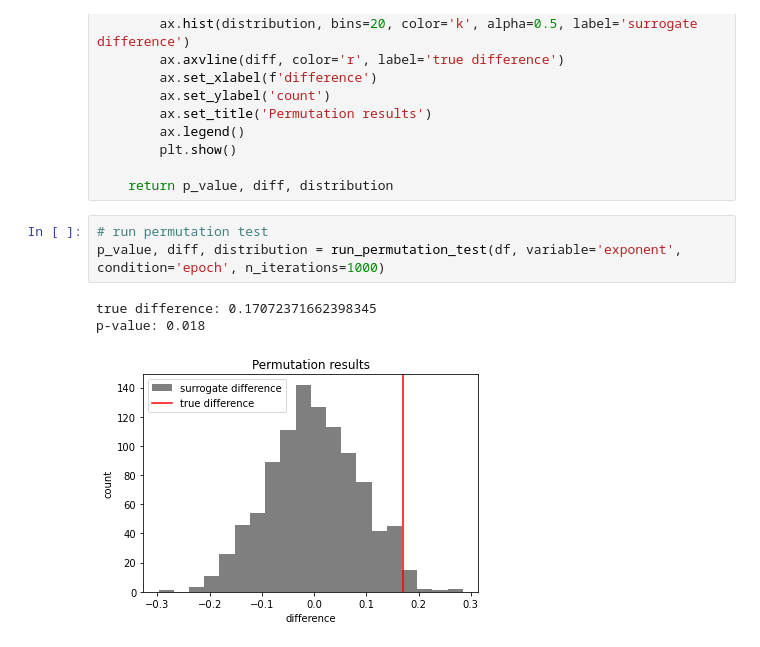
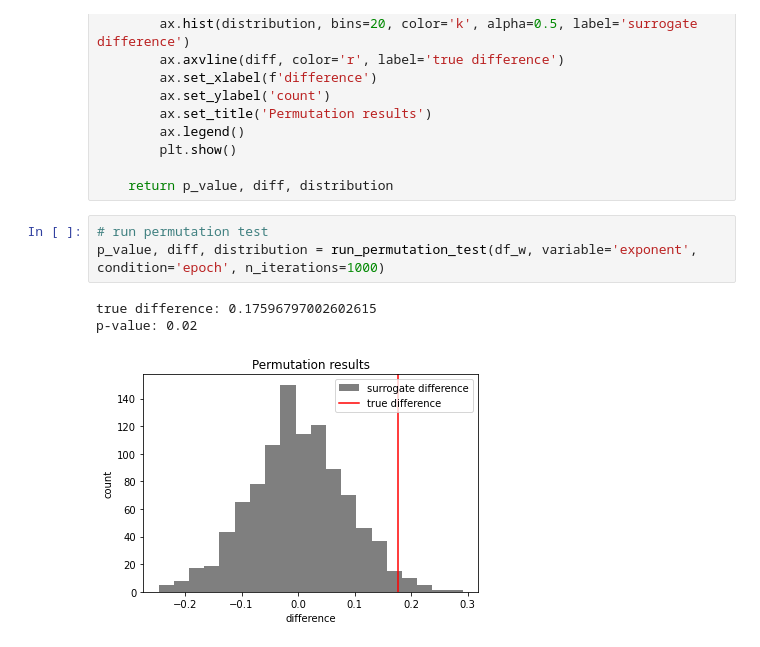
Before and after one commit to voytekresearch/oscillation_vs_exponent, a Jupyter notebook: notebooks/hierarchical_bootstrap.ipynb, the cells around one changed output. Saved outputs shown, nothing was run; the diff lists cells and outputs as text.

```diff
--- a/notebooks/hierarchical_bootstrap.ipynb
+++ b/notebooks/hierarchical_bootstrap.ipynb
@@ -412,8 +400,8 @@ def run_permutation_test(df, variable, condition, n_iterations=1000, verbose=Tru
     return p_value, diff, distribution
 # %%
 # run permutation test
-p_value, diff, distribution = run_permutation_test(df, variable='exponent', condition='epoch', n_iterations=1000)
+p_value, diff, distribution = run_permutation_test(df_w, variable='exponent', condition='epoch', n_iterations=1000)
 # %% [output]
-true difference: 0.17072371662398345
-p-value: 0.018
+true difference: 0.17596797002602615
+p-value: 0.02
-[figure, old version]
+[figure, new version]
```
Also changed, not shown: parts of 3 cells of this notebook.
